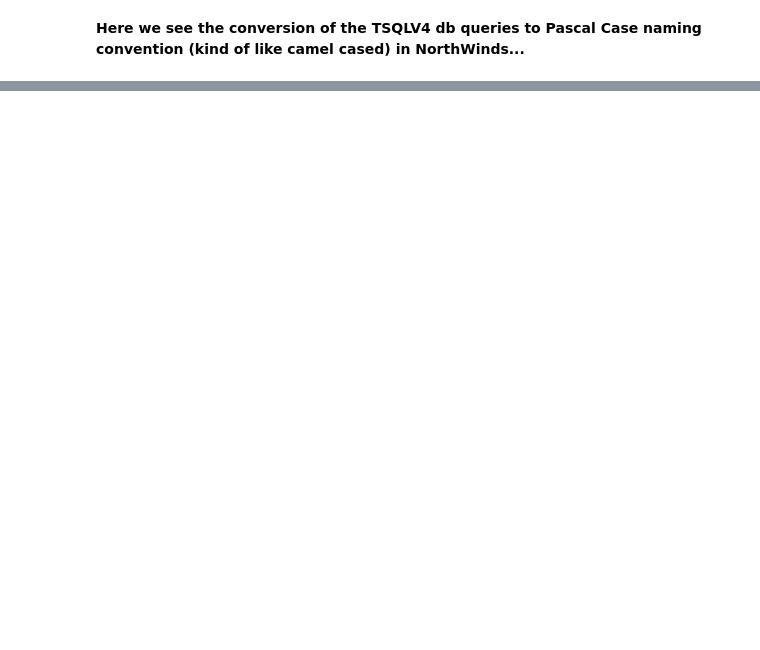
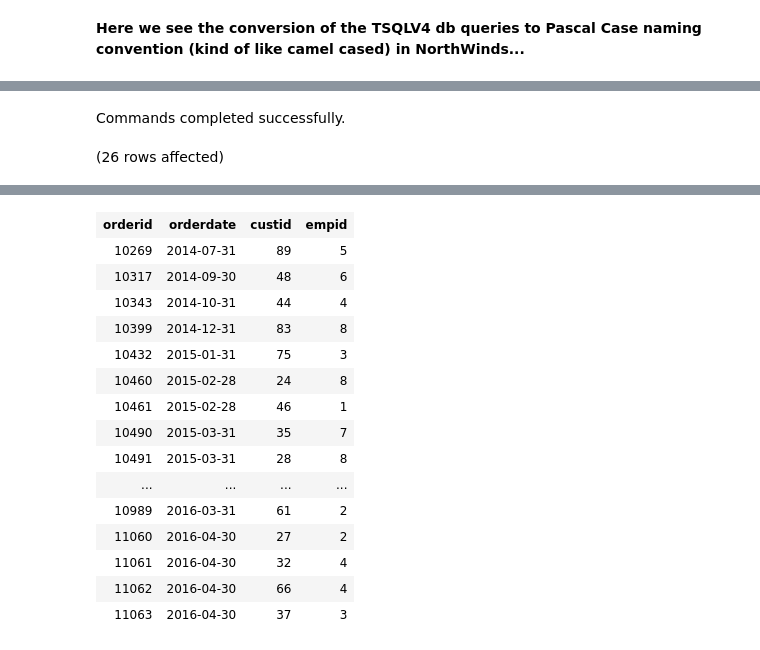
Before and after one commit to ryanmohamed/tsql_hw1, a Jupyter notebook: hw_ch2.ipynb, the cells around one changed output, grey strips where cells are left out. Saved outputs shown, nothing was run; the diff lists cells and outputs as text; code cells hidden in the pictures; blank space fills up the shorter version.

```diff
--- a/hw_ch2.ipynb
+++ b/hw_ch2.ipynb
@@ -94,0 +115,14 @@ Total execution time: 00:00:00.043
+# %%
+use Northwinds2022TSQLV7
+go
+
+select OrderId as orderid,
+    OrderDate as orderdate,
+    CustomerId as custid,
+    EmployeeId as empid
+from Sales.[Order]
+where EOMONTH(OrderDate) = OrderDate
+order by orderid, orderdate, custid, empid
+# %% [output]
+Commands completed successfully.
+(26 rows affected)
@@ -94,0 +130,16 @@ Total execution time: 00:00:00.043
+| orderid | orderdate | custid | empid |
+| 10269 | 2014-07-31 | 89 | 5 |
+| 10317 | 2014-09-30 | 48 | 6 |
+| 10343 | 2014-10-31 | 44 | 4 |
+| 10399 | 2014-12-31 | 83 | 8 |
+| 10432 | 2015-01-31 | 75 | 3 |
+| 10460 | 2015-02-28 | 24 | 8 |
+| 10461 | 2015-02-28 | 46 | 1 |
+| 10490 | 2015-03-31 | 35 | 7 |
+| 10491 | 2015-03-31 | 28 | 8 |
+| ... | ... | ... | ... |
+| 10989 | 2016-03-31 | 61 | 2 |
+| 11060 | 2016-04-30 | 27 | 2 |
+| 11061 | 2016-04-30 | 32 | 4 |
+| 11062 | 2016-04-30 | 66 | 4 |
+| 11063 | 2016-04-30 | 37 | 3 |
```
Also changed, not shown: parts of 7 cells of this notebook.
